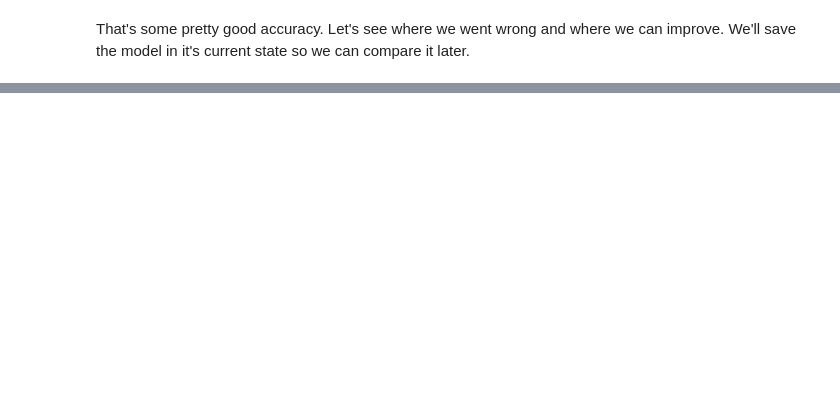
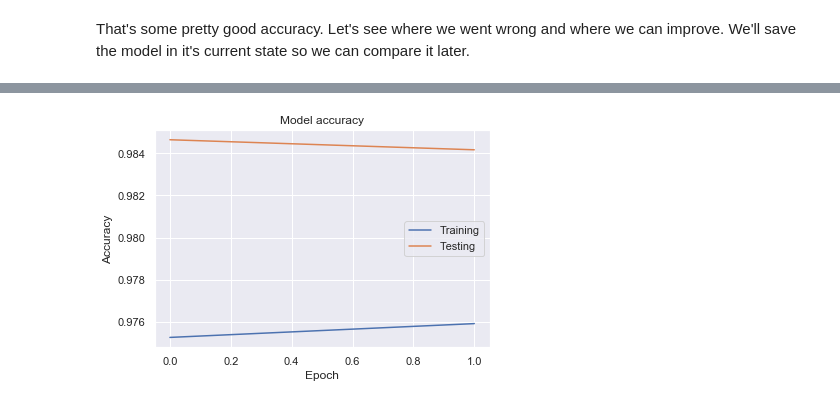
Before and after one commit to malikendsley/MOSTECMLProject-, a Jupyter notebook: MNIST Digit Recognition with Deep Learning - Malik Endsley and Daniel Park.ipynb, the cells around one changed output, grey strips where cells are left out. Drawn from its saved outputs; the diff is of its cells as text; code cells hidden in the pictures; blank space fills up the shorter version.

Commit message:
Saved model to file to speed up work, created a few images and graphs.

```diff
--- a/MNIST Digit Recognition with Deep Learning - Malik Endsley and Daniel Park.ipynb
+++ b/MNIST Digit Recognition with Deep Learning - Malik Endsley and Daniel Park.ipynb
@@ -224,7 +224,7 @@ Compiling the network finalizes it by giving it a loss function, and an optimiza
 # %%
-model.fit(X_train, y_train,
-          batch_size=16,
-          epochs=10,
+history = model.fit(X_train, y_train,
+          batch_size=10000,
+          epochs=2,
           verbose=1,
           validation_data=(X_test, y_test))
 # %% [output]
@@ -253,0 +282,10 @@ model.save('model1.h5')
+# %%
+plt.plot(history.history['acc'])
+plt.plot(history.history['val_acc'])
+plt.title('Model accuracy')
+plt.ylabel('Accuracy')
+plt.xlabel('Epoch')
+plt.legend(['Training', 'Testing'], loc='center right')
+plt.show()
+# %% [output]
+[figure, added]
```
Also changed, not shown: parts of 10 cells of this notebook, 2 other files.
